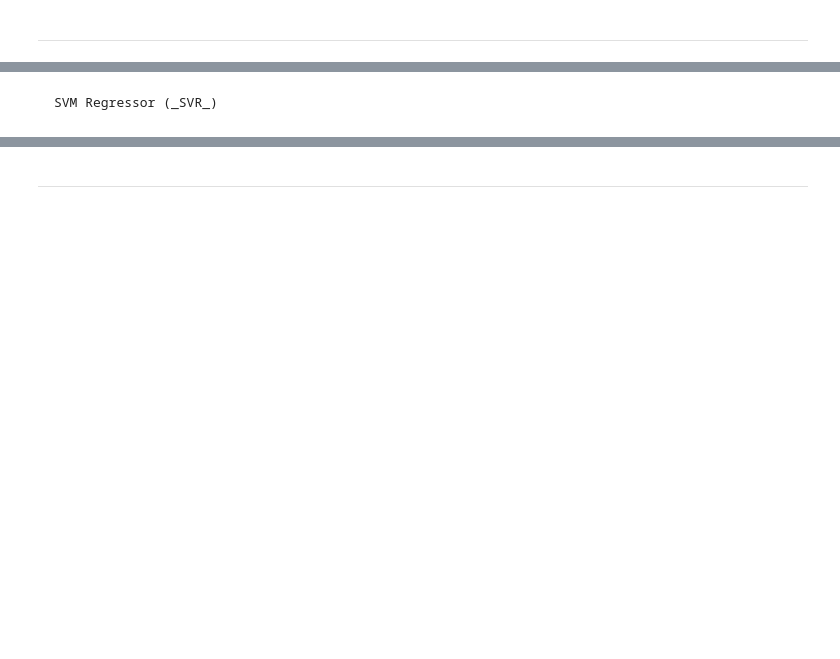
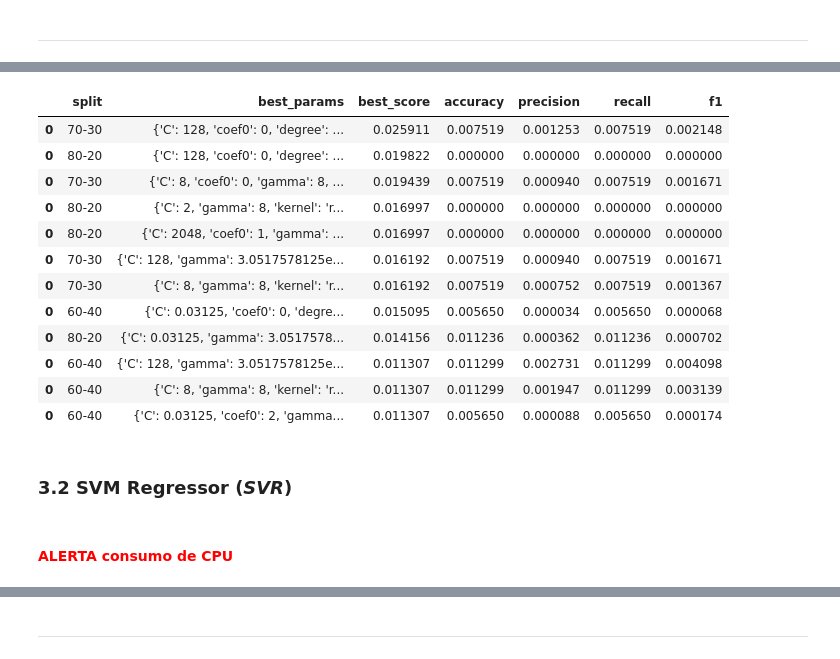
Before and after one commit to feed0/ann-university, a Jupyter notebook: split_and_conquer/svm_and_cnn.ipynb, the cells around one changed output, grey strips where cells are left out. Drawn from its saved outputs; the diff is of its cells as text; code cells hidden in the pictures; blank space fills up the shorter version.

Commit message:
#3 closes both models added and their respectives performances are tracked

```diff
--- a/split_and_conquer/svm_and_cnn.ipynb
+++ b/split_and_conquer/svm_and_cnn.ipynb
@@ -356,0 +487,37 @@ from idaes.surrogates.pysmo import radial_basis_function
+# %%
+# This cell stores the results of the grid search for the SVC model
+
+# Grid search for each kernel and split pair
+KERNELS = ['linear', 'rbf', 'sigmoid', 'poly']
+SPLITS  = ['80-20', '70-30', '60-40']
+
+results = pd.DataFrame()
+
+# Kernels
+for kernel in KERNELS:
+
+    # Splits
+    for split in SPLITS:
+
+        grid_search = grid(split, kernel, SVC())
+
+        y_pred = grid_search.predict(X_test[split])
+
+        # Calculate and display precision, recall, and f1-score
+        precision = precision_score(y_test[split], y_pred, average='weighted', zero_division=0)
+        recall    = recall_score(y_test[split], y_pred, average='weighted', zero_division=0)
+        f1        = f1_score(y_test[split], y_pred, average='weighted', zero_division=0)
+        accuracy  = accuracy_score(y_test[split], y_pred)
+
+        # store best_params_, best_score_, precision, recall, f1, accuracy in a dataframe
+        new_results = pd.DataFrame({
+            "split":       split,
+            "best_params": [grid_search.best_params_],
+            "best_score":  grid_search.best_score_,
+            "accuracy":    accuracy,
+            "precision":   precision,
+            "recall":      recall,
+            "f1":          f1
+        })
+
+        results = pd.concat([results, new_results], axis=0)
@@ -357,2 +736,18 @@ from idaes.surrogates.pysmo import radial_basis_function
+# %%
+results.sort_values(by='best_score', ascending=False)
+# %% [output]
+|  | split | best_params | best_score | accuracy | precision | recall | f1 |
+| 0 | 70-30 | {'C': 128, 'coef0': 0, 'degree': ... | 0.025911 | 0.007519 | 0.001253 | 0.007519 | 0.002148 |
+| 0 | 80-20 | {'C': 128, 'coef0': 0, 'degree': ... | 0.019822 | 0.000000 | 0.000000 | 0.000000 | 0.000000 |
+| 0 | 70-30 | {'C': 8, 'coef0': 0, 'gamma': 8, ... | 0.019439 | 0.007519 | 0.000940 | 0.007519 | 0.001671 |
+| 0 | 80-20 | {'C': 2, 'gamma': 8, 'kernel': 'r... | 0.016997 | 0.000000 | 0.000000 | 0.000000 | 0.000000 |
+| 0 | 80-20 | {'C': 2048, 'coef0': 1, 'gamma': ... | 0.016997 | 0.000000 | 0.000000 | 0.000000 | 0.000000 |
+| 0 | 70-30 | {'C': 128, 'gamma': 3.0517578125e... | 0.016192 | 0.007519 | 0.000940 | 0.007519 | 0.001671 |
+| 0 | 70-30 | {'C': 8, 'gamma': 8, 'kernel': 'r... | 0.016192 | 0.007519 | 0.000752 | 0.007519 | 0.001367 |
+| 0 | 60-40 | {'C': 0.03125, 'coef0': 0, 'degre... | 0.015095 | 0.005650 | 0.000034 | 0.005650 | 0.000068 |
+| 0 | 80-20 | {'C': 0.03125, 'gamma': 3.0517578... | 0.014156 | 0.011236 | 0.000362 | 0.011236 | 0.000702 |
+| 0 | 60-40 | {'C': 128, 'gamma': 3.0517578125e... | 0.011307 | 0.011299 | 0.002731 | 0.011299 | 0.004098 |
+| 0 | 60-40 | {'C': 8, 'gamma': 8, 'kernel': 'r... | 0.011307 | 0.011299 | 0.001947 | 0.011299 | 0.003139 |
+| 0 | 60-40 | {'C': 0.03125, 'coef0': 2, 'gamma... | 0.011307 | 0.005650 | 0.000088 | 0.005650 | 0.000174 |
 # %% [markdown]
-    SVM Regressor (_SVR_)
+### 3.2 SVM Regressor (_SVR_)
@@ -362,0 +754,2 @@ from mvpa2.suite import *
+# %% [markdown]
+#### <span style="color:red"> ALERTA consumo de CPU<span>
```
Also changed, not shown: parts of 27 cells of this notebook.
